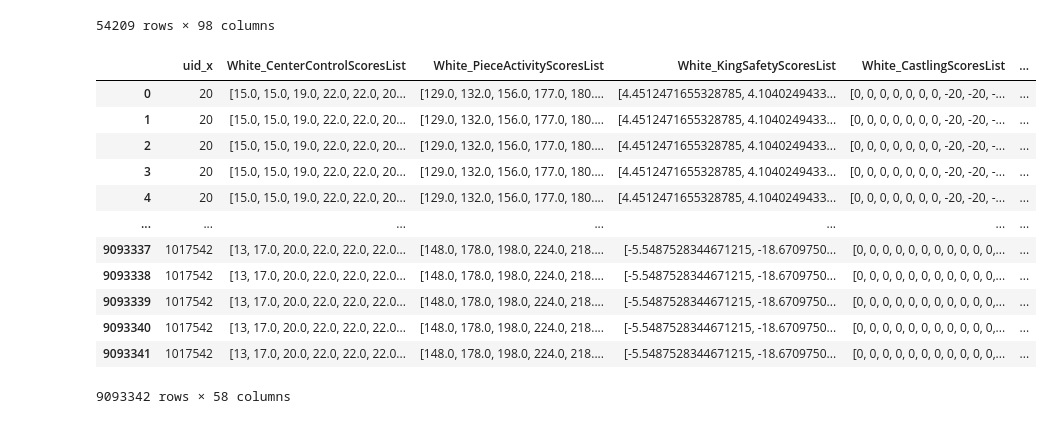
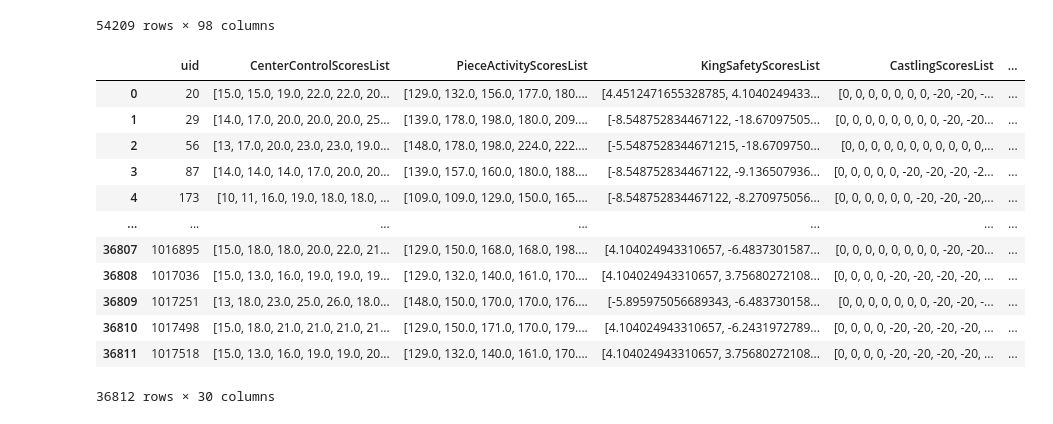
Before and after one commit to zZimablueee/Chess, a Jupyter notebook: player-cluster/classifier.ipynb, the cells around one changed output. Saved outputs shown, nothing was run; the diff lists cells and outputs as text; code cells hidden in the pictures.

```diff
--- a/player-cluster/classifier.ipynb
+++ b/player-cluster/classifier.ipynb
@@ -397,37 +397,44 @@ chaos_0_lifespan_all
 # %%
 table2='kingsafety'
 ks_cols=pd.read_sql("PRAGMA table_info(kingsafety);",conn)['name'].tolist()
 ks_white_cols=['uid']+[c for c in ks_cols if c.startswith('White_')]
 ks_black_cols=['uid']+[c for c in ks_cols if c.startswith('Black_')]
 #positive
 query_white = f"""
 SELECT {", ".join(ks_white_cols)}
 FROM kingsafety
 WHERE White_player_id IN ({chaos_1_holders})
 """
 chaos_ks_white_1=pd.read_sql(query_white,conn,params=chaos_positive_names)
+chaos_ks_white_1['color'] = 'White'
+#重命名白方列
+white_rename_map={col:col.replace('White_','') for col in ks_white_cols}
+chaos_ks_white_1=chaos_ks_white_1.rename(columns=white_rename_map)
 query_black=f"""
 SELECT {", ".join(ks_black_cols)}
 FROM kingsafety
 WHERE Black_player_id IN ({chaos_1_holders})
 """
 chaos_ks_black_1=pd.read_sql(query_black,conn,params=chaos_positive_names)
-#这里需要改一下chaos_ks_white_1和chaos_ks_black_1的列名
+chaos_ks_black_1['color'] = 'Black'
+#重命名黑方列
+black_rename_map={col:col.replace('Black_','') for col in ks_black_cols}
+chaos_ks_black_1=chaos_ks_black_1.rename(columns=black_rename_map)
 
 #df_merged = A.merge(B, left_on="a", right_on="b", how="inner")
-chaos_1_ks_all=chaos_ks_white_1.merge(chaos_ks_black_1,left_on='White_player_id',right_on='Black_player_id',how='inner')
-chaos_1_ks_all #结果是错的
+chaos_1_ks_all=pd.concat([chaos_ks_white_1,chaos_ks_black_1],axis=0,ignore_index=True)
+chaos_1_ks_all
 # %% [output]
-|  | uid_x | White_CenterControlScoresList | White_PieceActivityScoresList | White_KingSafetyScoresList | White_CastlingScoresList | ... |
+|  | uid | CenterControlScoresList | PieceActivityScoresList | KingSafetyScoresList | CastlingScoresList | ... |
 | 0 | 20 | [15.0, 15.0, 19.0, 22.0, 22.0, 20... | [129.0, 132.0, 156.0, 177.0, 180.... | [4.4512471655328785, 4.1040249433... | [0, 0, 0, 0, 0, 0, 0, -20, -20, -... | ... |
-| 1 | 20 | [15.0, 15.0, 19.0, 22.0, 22.0, 20... | [129.0, 132.0, 156.0, 177.0, 180.... | [4.4512471655328785, 4.1040249433... | [0, 0, 0, 0, 0, 0, 0, -20, -20, -... | ... |
-| 2 | 20 | [15.0, 15.0, 19.0, 22.0, 22.0, 20... | [129.0, 132.0, 156.0, 177.0, 180.... | [4.4512471655328785, 4.1040249433... | [0, 0, 0, 0, 0, 0, 0, -20, -20, -... | ... |
-| 3 | 20 | [15.0, 15.0, 19.0, 22.0, 22.0, 20... | [129.0, 132.0, 156.0, 177.0, 180.... | [4.4512471655328785, 4.1040249433... | [0, 0, 0, 0, 0, 0, 0, -20, -20, -... | ... |
-| 4 | 20 | [15.0, 15.0, 19.0, 22.0, 22.0, 20... | [129.0, 132.0, 156.0, 177.0, 180.... | [4.4512471655328785, 4.1040249433... | [0, 0, 0, 0, 0, 0, 0, -20, -20, -... | ... |
+| 1 | 29 | [14.0, 17.0, 20.0, 20.0, 20.0, 25... | [139.0, 178.0, 198.0, 180.0, 209.... | [-8.548752834467122, -18.67097505... | [0, 0, 0, 0, 0, 0, 0, 0, -20, -20... | ... |
+| 2 | 56 | [13, 17.0, 20.0, 23.0, 23.0, 19.0... | [148.0, 178.0, 198.0, 224.0, 222.... | [-5.5487528344671215, -18.6709750... | [0, 0, 0, 0, 0, 0, 0, 0, 0, 0, 0,... | ... |
+| 3 | 87 | [14.0, 14.0, 14.0, 17.0, 20.0, 20... | [139.0, 157.0, 160.0, 180.0, 188.... | [-8.548752834467122, -9.136507936... | [0, 0, 0, 0, 0, -20, -20, -20, -2... | ... |
+| 4 | 173 | [10, 11, 16.0, 19.0, 18.0, 18.0, ... | [109.0, 109.0, 129.0, 150.0, 165.... | [-8.548752834467122, -8.270975056... | [0, 0, 0, 0, 0, 0, -20, -20, -20,... | ... |
 | ... | ... | ... | ... | ... | ... | ... |
-| 9093337 | 1017542 | [13, 17.0, 20.0, 22.0, 22.0, 22.0... | [148.0, 178.0, 198.0, 224.0, 218.... | [-5.5487528344671215, -18.6709750... | [0, 0, 0, 0, 0, 0, 0, 0, 0, 0, 0,... | ... |
-| 9093338 | 1017542 | [13, 17.0, 20.0, 22.0, 22.0, 22.0... | [148.0, 178.0, 198.0, 224.0, 218.... | [-5.5487528344671215, -18.6709750... | [0, 0, 0, 0, 0, 0, 0, 0, 0, 0, 0,... | ... |
-| 9093339 | 1017542 | [13, 17.0, 20.0, 22.0, 22.0, 22.0... | [148.0, 178.0, 198.0, 224.0, 218.... | [-5.5487528344671215, -18.6709750... | [0, 0, 0, 0, 0, 0, 0, 0, 0, 0, 0,... | ... |
-| 9093340 | 1017542 | [13, 17.0, 20.0, 22.0, 22.0, 22.0... | [148.0, 178.0, 198.0, 224.0, 218.... | [-5.5487528344671215, -18.6709750... | [0, 0, 0, 0, 0, 0, 0, 0, 0, 0, 0,... | ... |
-| 9093341 | 1017542 | [13, 17.0, 20.0, 22.0, 22.0, 22.0... | [148.0, 178.0, 198.0, 224.0, 218.... | [-5.5487528344671215, -18.6709750... | [0, 0, 0, 0, 0, 0, 0, 0, 0, 0, 0,... | ... |
+| 36807 | 1016895 | [15.0, 18.0, 18.0, 20.0, 22.0, 21... | [129.0, 150.0, 168.0, 168.0, 198.... | [4.104024943310657, -6.4837301587... | [0, 0, 0, 0, 0, 0, 0, 0, -20, -20... | ... |
+| 36808 | 1017036 | [15.0, 13.0, 16.0, 19.0, 19.0, 19... | [129.0, 132.0, 140.0, 161.0, 170.... | [4.104024943310657, 3.75680272108... | [0, 0, 0, 0, -20, -20, -20, -20, ... | ... |
+| 36809 | 1017251 | [13, 18.0, 23.0, 25.0, 26.0, 18.0... | [148.0, 150.0, 170.0, 170.0, 176.... | [-5.895975056689343, -6.483730158... | [0, 0, 0, 0, 0, 0, 0, -20, -20, -... | ... |
+| 36810 | 1017498 | [15.0, 18.0, 21.0, 21.0, 21.0, 21... | [129.0, 150.0, 171.0, 170.0, 179.... | [4.104024943310657, -6.2431972789... | [0, 0, 0, 0, -20, -20, -20, -20, ... | ... |
+| 36811 | 1017518 | [15.0, 13.0, 16.0, 19.0, 19.0, 20... | [129.0, 132.0, 140.0, 161.0, 170.... | [4.104024943310657, 3.75680272108... | [0, 0, 0, 0, -20, -20, -20, -20, ... | ... |
-9093342 rows × 58 columns
+36812 rows × 30 columns
```
Also changed, not shown: parts of 9 cells of this notebook.
